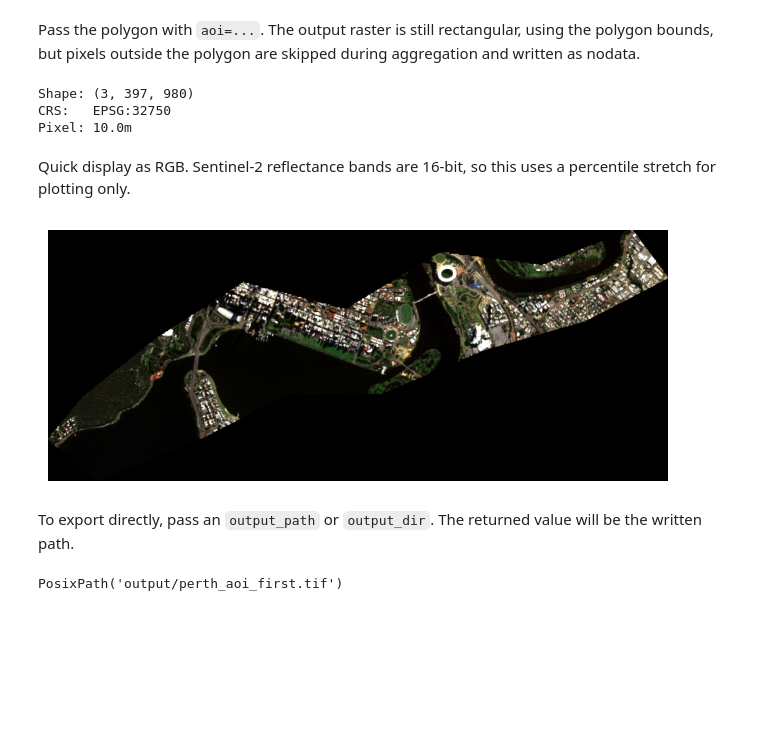
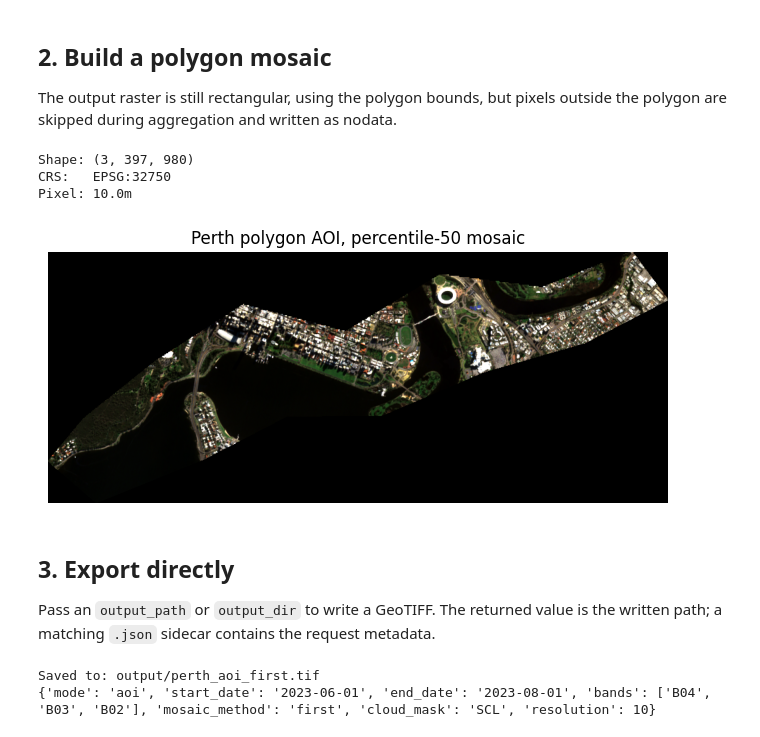
Before and after one commit to DPIRD-DMA/S2Mosaic, a Jupyter notebook: examples/Example use - aoi.ipynb, the cells around one changed output. Cells and saved outputs as stored; diff of their text form; code cells hidden in the pictures; blank space fills up the shorter version.

```diff
--- a/examples/Example use - aoi.ipynb
+++ b/examples/Example use - aoi.ipynb
@@ -13 +5,30 @@ from s2mosaic import mosaic
+# %%
+from pathlib import Path
+import json
+
+import matplotlib.pyplot as plt
+import numpy as np
+from shapely.geometry import Polygon
+
+from s2mosaic import mosaic
+
+
+def plot_rgb(array, title=None, figsize=(8, 6)):
+    """Display B04/B03/B02-style arrays with a robust percentile stretch."""
+    rgb = np.moveaxis(array[:3], 0, -1).astype(float)
+    valid = rgb[np.isfinite(rgb) & (rgb > 0)]
+    if valid.size == 0:
+        raise ValueError("No positive finite pixels to display")
+    lo, hi = np.nanpercentile(valid, [2, 98])
+    if not np.isfinite(hi - lo) or hi <= lo:
+        hi = np.nanmax(valid)
+        lo = np.nanmin(valid)
+    rgb_disp = np.clip((rgb - lo) / max(hi - lo, 1), 0, 1)
+
+    plt.figure(figsize=figsize)
+    plt.imshow(rgb_disp)
+    if title:
+        plt.title(title)
+    plt.axis("off")
+    plt.show()
 # %% [markdown]
@@ -37,7 +59,9 @@ aoi = Polygon(
 
 assert aoi.is_valid
 # %% [markdown]
-Pass the polygon with `aoi=...`. The output raster is still rectangular, using the polygon bounds, but pixels outside the polygon are skipped during aggregation and written as nodata.
+## 2. Build a polygon mosaic
+
+The output raster is still rectangular, using the polygon bounds, but pixels outside the polygon are skipped during aggregation and written as nodata.
 # %%
 array, profile = mosaic(
     aoi=aoi,
@@ -46,12 +70,12 @@ array, profile = mosaic(
     start_month=6,
     start_day=1,
     duration_months=2,
-    required_bands=["B04", "B03", "B02"],
+    bands=["B04", "B03", "B02"],
     mosaic_method="percentile",
     percentile=50,
-    # cloud_mask="SCL",
+    # Use cloud_mask="SCL" on CPU-only machines for a cheaper mask.
     resolution=10,
-    observation_target=3,
+    min_observations=3,
     show_progress=True,
     source="AWS",
 )
@@ -63,20 +87,14 @@ print(f"Pixel: {profile['transform'].a}m")
 Shape: (3, 397, 980)
 CRS:   EPSG:32750
 Pixel: 10.0m
-# %% [markdown]
-Quick display as RGB. Sentinel-2 reflectance bands are 16-bit, so this uses a percentile stretch for plotting only.
-# %%
-rgb = np.moveaxis(array[:3], 0, -1).astype(float)
-hi = np.nanpercentile(rgb[rgb > 0], 98)
-rgb = np.clip(rgb / hi, 0, 1)
-
-plt.figure(figsize=(8, 6))
-plt.imshow(rgb)
-plt.axis("off");
-# %% [output]
-[figure, removed]
+# %%
+plot_rgb(array, "Perth polygon AOI, percentile-50 mosaic")
+# %% [output]
+[figure, added]
 # %% [markdown]
-To export directly, pass an `output_path` or `output_dir`. The returned value will be the written path.
+## 3. Export directly
+
+Pass an `output_path` or `output_dir` to write a GeoTIFF. The returned value is the written path; a matching `.json` sidecar contains the request metadata.
 # %%
 out_path = mosaic(
     aoi=aoi,
@@ -85,13 +103,28 @@ out_path = mosaic(
     start_month=6,
     start_day=1,
     duration_months=2,
-    required_bands=["B04", "B03", "B02"],
+    bands=["B04", "B03", "B02"],
     mosaic_method="first",
     cloud_mask="SCL",
     resolution=10,
     output_path=Path("output/perth_aoi_first.tif"),
 )
 
-out_path
+metadata_path = out_path.with_suffix(".json")
+metadata = json.loads(metadata_path.read_text())
+print(f"Saved to: {out_path}")
+summary = {
+    "mode": metadata["mode"],
+    "start_date": metadata["start_date"],
+    "end_date": metadata["end_date"],
+}
+summary.update(
+    {
+        key: metadata["request"][key]
+        for key in ["bands", "mosaic_method", "cloud_mask", "resolution"]
+    }
+)
+print(summary)
 # %% [output]
-PosixPath('output/perth_aoi_first.tif')
+Saved to: output/perth_aoi_first.tif
+{'mode': 'aoi', 'start_date': '2023-06-01', 'end_date': '2023-08-01', 'bands': ['B04', 'B03', 'B02'], 'mosaic_method': 'first', 'cloud_mask': 'SCL', 'resolution': 10}
```
Also changed, not shown: parts of 4 cells of this notebook, 26 other files.
